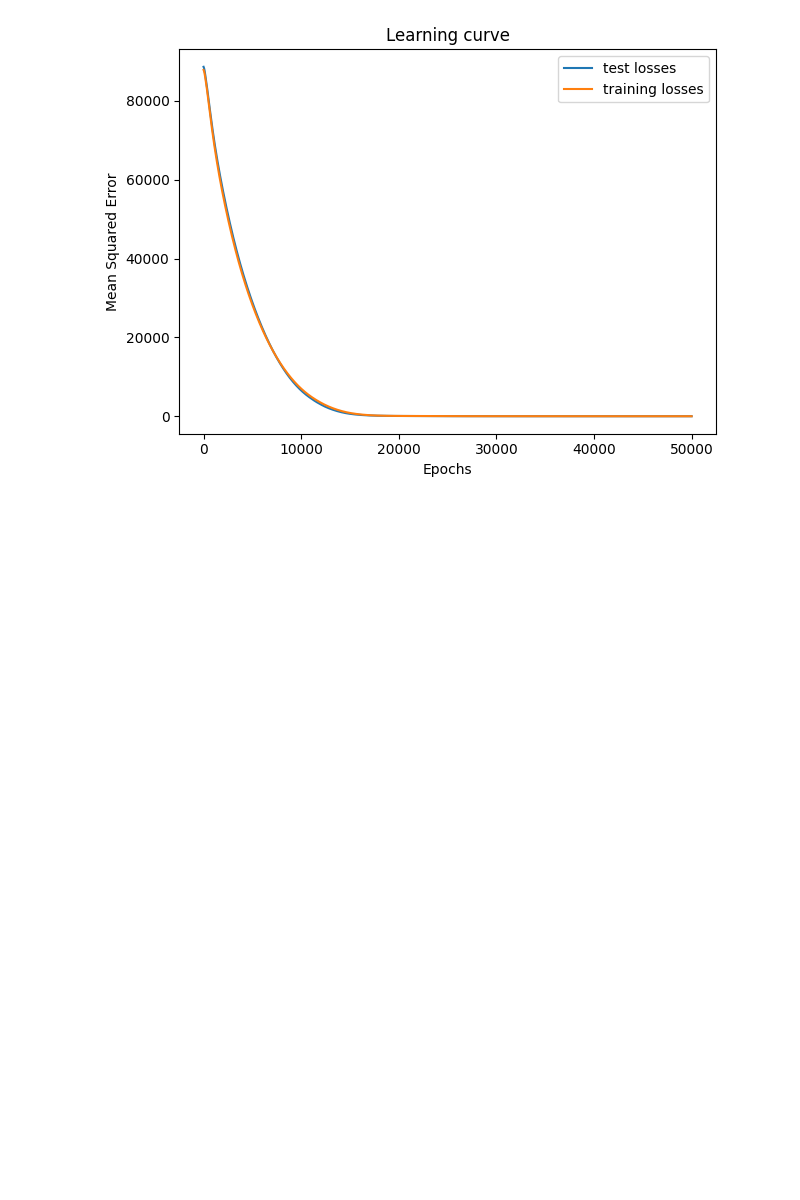
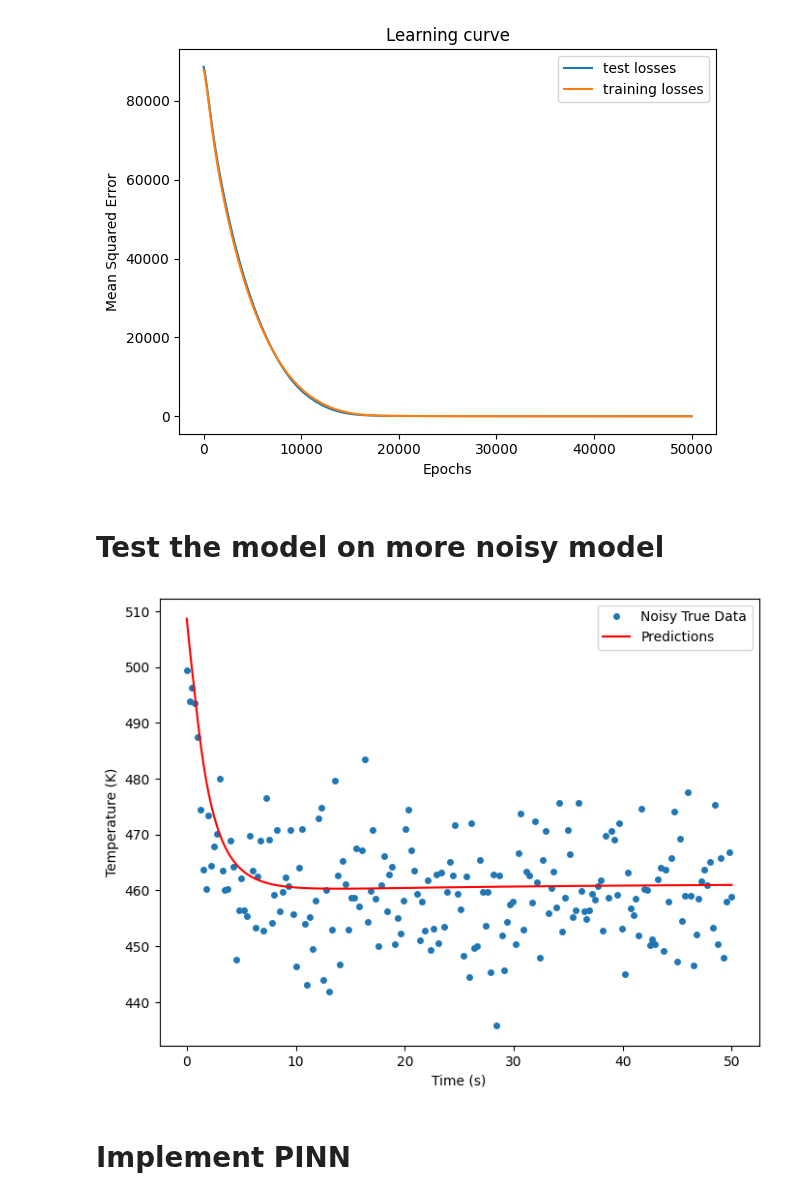
Before and after one commit to gvansan/Machine-learning-project, a Jupyter notebook: Code.ipynb, the cells around one changed output. Cells and saved outputs as stored; diff of their text form; code cells hidden in the pictures; blank space fills up the shorter version.

```diff
--- a/Code.ipynb
+++ b/Code.ipynb
@@ -226,3 +226,27 @@ plt.tight_layout()
 plt.show()
 # %% [output]
 [figure]
+# %% [markdown]
+# Test the model on more noisy model
+# %%
+#Not good, we have to train it on noisy data maybe?
+
+# Add Gaussian noise to T_test to simulate measurement noise
+noise_level = 0.05  # adjust this (e.g., 0.1 = 10% noise)
+T_test_noisy = T_test + noise_level * torch.randn_like(T_test) * T_test.std()
+
+# Predict using the model
+with torch.no_grad():
+    T_pred_noisy = model(X_test)  # depends on how your model is defined
+
+plt.figure(figsize=(8, 6))
+plt.plot(t_tensor.numpy(), T_test_noisy[0].numpy(), 'o', label='Noisy True Data', markersize=4)
+plt.plot(t_tensor.numpy(), T_pred_noisy[0].numpy(), 'r-', label='Predictions')
+plt.xlabel('Time (s)')
+plt.ylabel('Temperature (K)')
+plt.legend()
+plt.show()
+# %% [output]
+[figure, added]
+# %% [markdown]
+# Implement PINN
```
Also changed, not shown: 2 other files.
